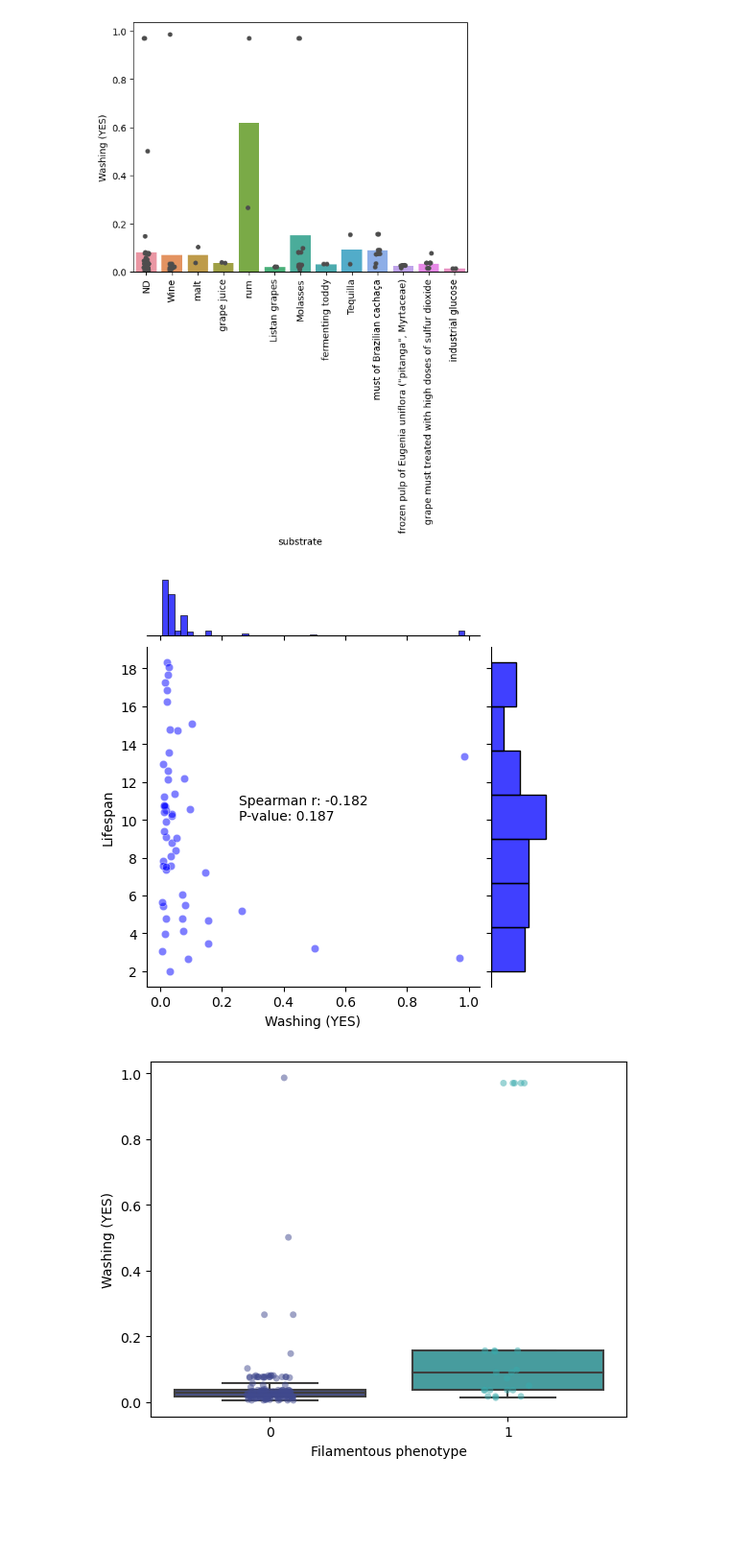
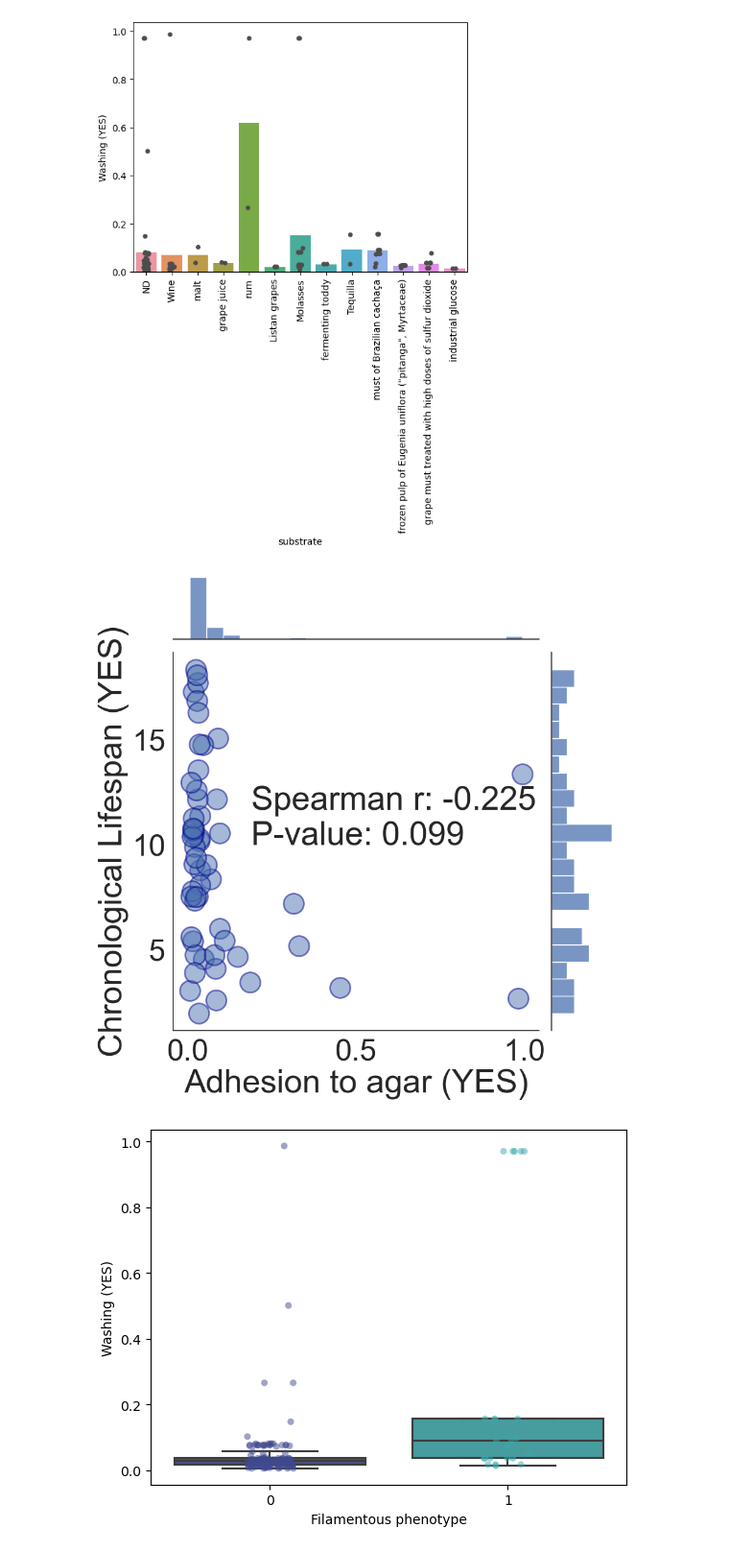
Before and after one commit to BKover99/S.-Pombe-MLPs, a Jupyter notebook: Bence folder/Analysis of Jeffares phenotypes/analysis_of_phenotypes.ipynb, the cells around one changed output. Shown: that part at 96% size. Cells and saved outputs as stored; diff of their text form; code cells hidden in the pictures; blank space fills up the shorter version.

```diff
--- a/Bence folder/Analysis of Jeffares phenotypes/analysis_of_phenotypes.ipynb
+++ b/Bence folder/Analysis of Jeffares phenotypes/analysis_of_phenotypes.ipynb
@@ -117,6 +117,10 @@ for index, row in data.iterrows():
                   #add cluster to completed clusters
                   completed_clusters.append(row['MCL cluster'])
 #remove MCL cluster column
+
+data = data.rename(columns={'Lifespan':'Chronological Lifespan (YES)'})
+#change washing to Adhesion to agar (YES)
+data = data.rename(columns={'Washing (YES)':'Adhesion to agar (YES)'})
 # %%
 
 #cretae a function that takes data as input, and a column name, and returns the correlation coefficient pearson and spearman and p values
@@ -181,7 +185,7 @@ corrs.head(50)
 | YES | -0.644079 | -0.435065 | 1.124905e-07 | 9.020033e-04 | NaN | NaN | YES | 0.275111 |
 | 10x_Antimycin | -0.582294 | -0.434848 | 3.108441e-06 | 9.079580e-04 | NaN | NaN | 10x_Antimycin | 0.276927 |
 # %%
-corrs = correlation(data,"Washing (YES)")
+corrs = correlation(data,"Adhesion to agar (YES)")
 corrs = corrs.sort_values(by=['Pearson p-value'])
 #corrs remove nan from spearman and then create column called fdr
 corrs = corrs.dropna(subset=['Pearson p-value'])
@@ -244,36 +242,38 @@ corrs.shape
 # %%
 colors = sns.color_palette("Reds", 20)
-sns.set_style("dark")
+
 #put 5 of these in a row by saving them as images and the using the image function in matplotlib
 for i,j,col in zip(range(10),corrs.head(10).index.values,colors[10:]):
-    plt.figsize=(10,10)
+
     #large glyph with alpha transparency large ticks
 
-    sns.jointplot(data=data, x=j, y='Washing (YES)', kind='reg', color=col, height=10, scatter_kws={'s': 300, "alpha" :0.5}, line_kws={'lw': 5})
+    sns.jointplot(data=data, x=j, y='Adhesion to agar (YES)', kind='reg', color=col, height=10, scatter_kws={'s': 300, "alpha" :0.5}, line_kws={'lw': 5})
 
     #no axis labels
     plt.ylabel('')
     plt.xlabel('')
+
+    #remove grid
     #add p value
     #ticks larger font
-    sns.set(font_scale=3)
-    #remove sns grid
-    sns.despine()
+    sns.set(font_scale=3.3)
+
     #ylim is 1
     plt.ylim(0,1.05)
 
-    #larger numbers next to the axis
+    sns.set_style("white", {'axes.grid' : False})
+    sns.despine()
 
 
 #print corr coef
 #   subset of dataset of thes two columns
-    subset = data[[j, 'Washing (YES)']]
+    subset = data[[j, 'Adhesion to agar (YES)']]
     #drop inf
     subset = subset.replace([np.inf, -np.inf], np.nan)
     #remove nans
     subset = subset.dropna()
-    plt.text(-300,0.7,'Pearson r = {:.2f}'.format(corrs.loc[j]['Pearson']),fontsize=30)
-    plt.text(-300,0.6,'P-value = {:.2e}'.format(corrs.loc[j]['bonferroni']),fontsize=30)
+    plt.text(-400,0.7,'Pearson r = {:.2f}'.format(corrs.loc[j]['Pearson']),fontsize=40)
+    plt.text(-400,0.6,'P-value = {:.2e}'.format(corrs.loc[j]['Bonferroni corrected p-value']),fontsize=40)
     plt.savefig('jointplot{}.png'.format(i))
     plt.close()
 
@@ -470,23 +378,29 @@ plt.show()
 # %% [output]
 [figure]
 # %%
-#plot Washing (YES) vs lifespan, with hollow circles and marginal histograms
-sns.jointplot(x="Washing (YES)", y="Lifespan", data=data, color="b", height=5, alpha=0.5)
+#large fig
+#change Lifespan to Chronological Lifespan (YES)
+
+
+sns.jointplot(x="Adhesion to agar (YES)", y="Chronological Lifespan (YES)", data=data, color="b",  alpha=0.5, marker='o', edgecolor='darkblue', marginal_kws=dict(bins=20, rug=True), s=600, height=10)
 
 #change Lifespan to Chronological Lifespan (YES)
-plt.xlabel('Washing (YES)')
+plt.xlabel('Adhesion to agar (YES)')
 plt.ylabel('Chronological Lifespan (YES)')
 #print spearman correlation coefficient and p value on the plot
 #create subset df without nans in these two columns
-subset = data[['Washing (YES)', 'Lifespan']]
+subset = data[['Adhesion to agar (YES)', 'Chronological Lifespan (YES)']]
 subset = subset.replace([np.inf, -np.inf], np.nan)
 subset = subset.dropna()
+#ticks more detailed. 10 ticks between min and max + 10% of each axis
+
+
 #round to 3 digits
-plt.text(-60, 10, 'Spearman r: ' + str(round(st.spearmanr(subset['Washing (YES)'], subset['Lifespan'])[0],3)) + '\n' + 'P-value: ' + str(round(st.spearmanr(subset['Washing (YES)'], subset['Lifespan'])[1],3)))
+plt.text(-40, 10, 'Spearman r: ' + str(round(st.spearmanr(subset['Adhesion to agar (YES)'], subset['Chronological Lifespan (YES)'])[0],3)) + '\n' + 'P-value: ' + str(round(st.spearmanr(subset['Adhesion to agar (YES)'], subset['Chronological Lifespan (YES)'])[1],3)), fontsize=40)
 #tight
 plt.tight_layout()
 # %% [output]
-[figure, old version]
+[figure, new version]
 # %%
 #creata plot of filamentous vs Washing (YES)
 sns.color_palette("mako", as_cmap=True)
```
Also changed, not shown: parts of 10 cells of this notebook, 46 other files.
